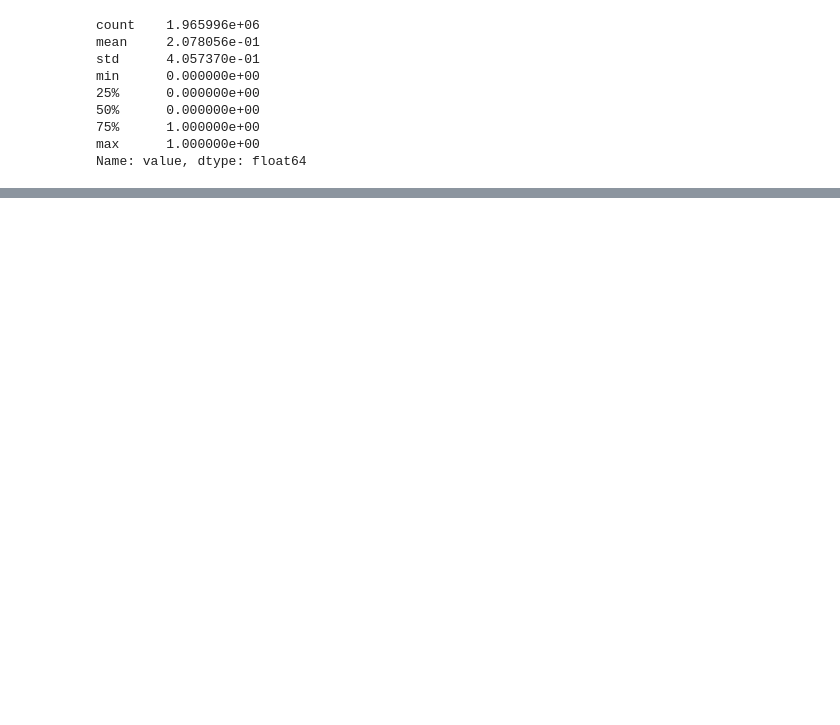
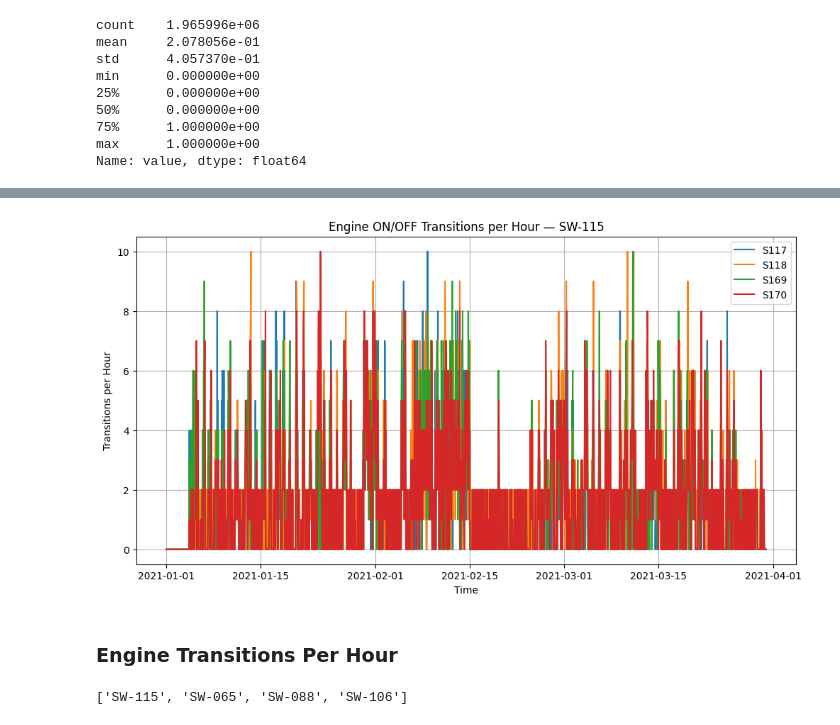
Before and after one commit to abbaszal/AnomalyDetection_DASK, a Jupyter notebook: src/init.ipynb, the cells around one changed output, grey strips where cells are left out. Drawn from its saved outputs; the diff is of its cells as text; code cells hidden in the pictures; blank space fills up the shorter version.

```diff
--- a/src/init.ipynb
+++ b/src/init.ipynb
@@ -68,0 +253,21 @@ Name: value, dtype: float64
+# %%
+TRANSITION_THRESHOLD = 5
+
+def flag_anomalies(df_part):
+    for col in engine_cols:
+        t_col = col + "_transitions"
+        if t_col in df_part:
+            df_part[col + "_anomaly"] = df_part[t_col] > TRANSITION_THRESHOLD
+
+    # Any engine anomalous → device-hour anomalous
+    anomaly_cols = [c + "_anomaly" for c in engine_cols if c + "_anomaly" in df_part]
+    df_part["any_engine_anomaly"] = False
+    if anomaly_cols:
+        df_part["any_engine_anomaly"] = df_part[anomaly_cols].any(axis=1)
+
+    return df_part
+
+df_eng_hourly_anom = df_eng_hourly.map_partitions(flag_anomalies)
+df_eng_hourly_anom = df_eng_hourly_anom.persist()
+
+df_eng_hourly_anom.head()
@@ -68,0 +297,29 @@ Name: value, dtype: float64
+# %%
+import matplotlib.pyplot as plt
+
+device_id = "SW-115"
+df_plot = df_eng_hourly_anom[df_eng_hourly_anom["hwid"] == device_id].compute()
+
+engine_cols = ["S117", "S118", "S169", "S170"]
+
+plt.figure(figsize=(12,6))
+for col in engine_cols:
+    transitions = col + "_transitions"
+    if transitions in df_plot:
+        plt.plot(df_plot["timestamp"], df_plot[transitions], label=col)
+
+plt.xlabel("Time")
+plt.ylabel("Transitions per Hour")
+plt.title(f"Engine ON/OFF Transitions per Hour — {device_id}")
+plt.legend()
+plt.grid()
+plt.show()
+# %% [output]
+[figure, added]
+# %% [markdown]
+### Engine Transitions Per Hour
+# %%
+device_ids = df_eng_hourly_anom["hwid"].unique().compute().tolist()
+device_ids
+# %% [output]
+['SW-115', 'SW-065', 'SW-088', 'SW-106']
```
Also changed, not shown: parts of 14 cells of this notebook, 10 other files.
